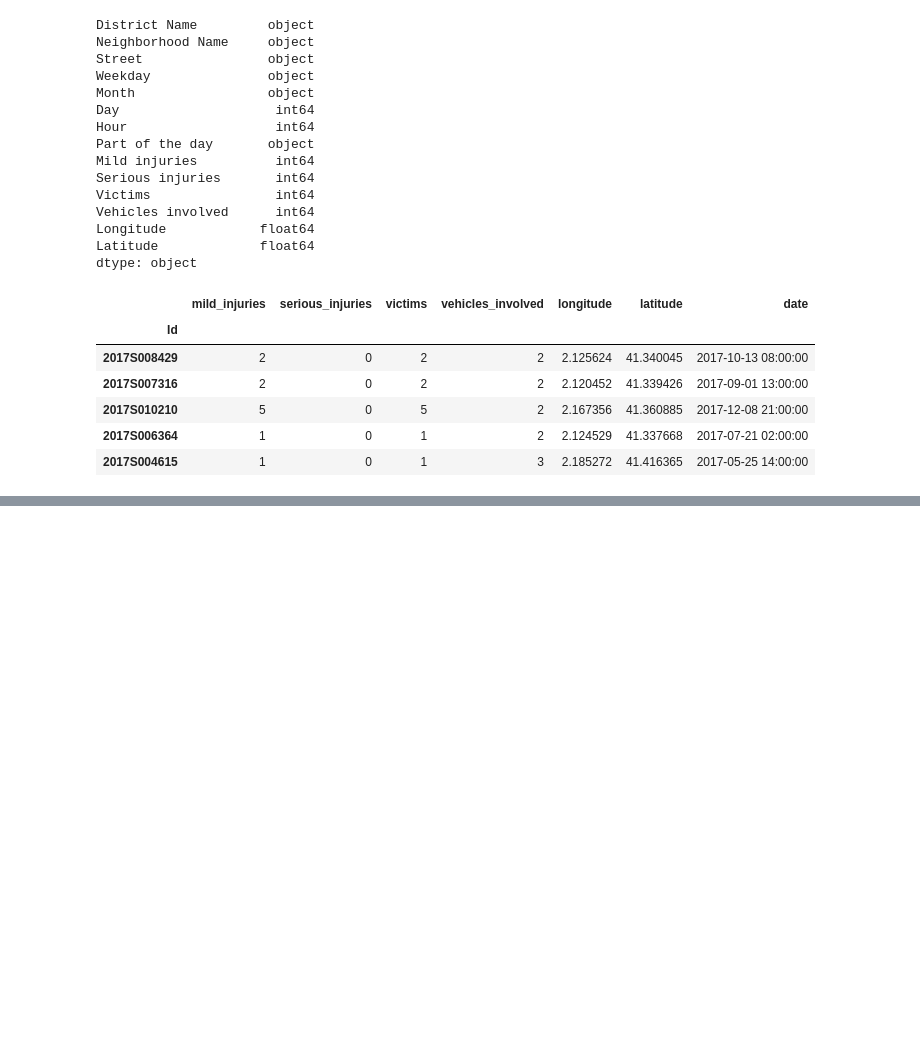
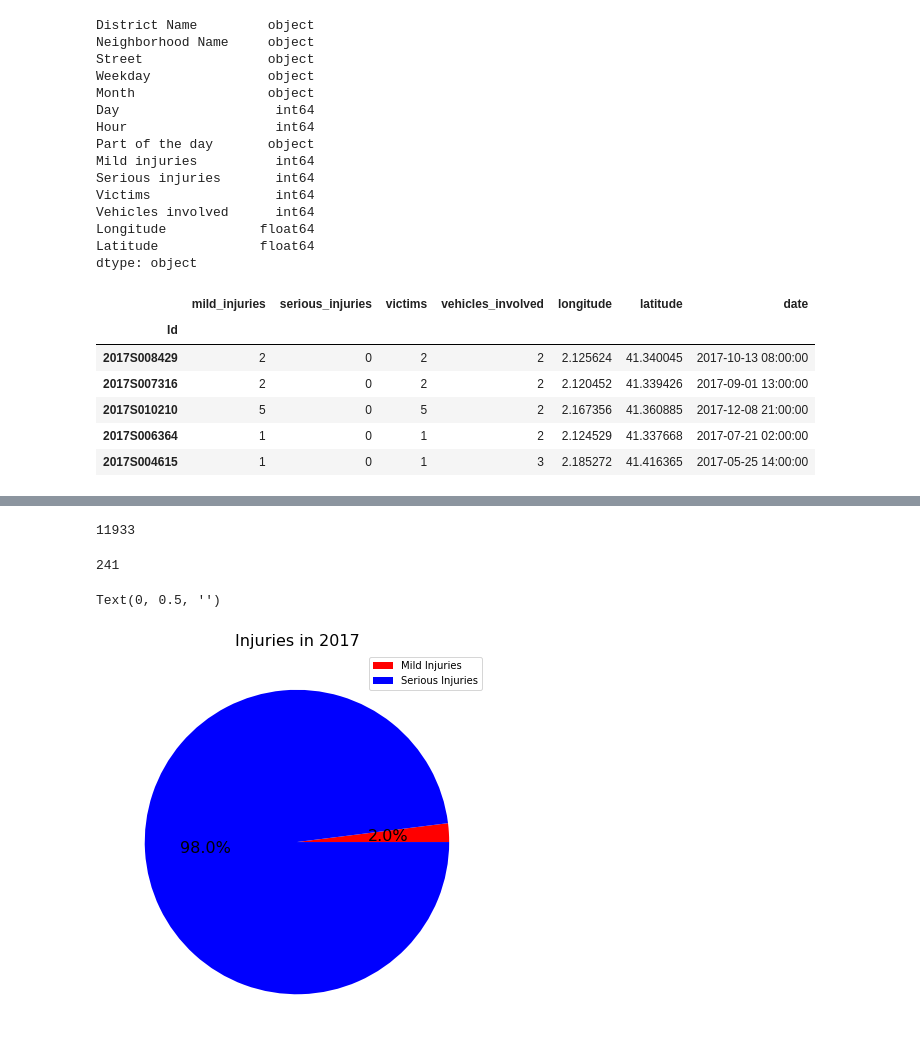
Before and after one commit to IITGuwahati-AI/Learning-Content, a Jupyter notebook: Barcelona_Accidents_2017.ipynb, the cells around one changed output, grey strips where cells are left out. Cells and saved outputs as stored; diff of their text form; code cells hidden in the pictures; blank space fills up the shorter version.

```diff
--- a/Barcelona_Accidents_2017.ipynb
+++ b/Barcelona_Accidents_2017.ipynb
@@ -48,3 +77,21 @@ df.head(5)
+# %%
+df['mild_injuries'].sum()
+# %% [output]
+11933
+# %%
+df['serious_injuries'].sum()
+# %% [output]
+241
+# %%
+df_injury = df[['serious_injuries','mild_injuries']].sum()
+
+df_injury.plot(kind = 'pie', figsize=(15,7), colors = ['red','blue'],labels=None, autopct='%1.1f%%', fontsize=16)
+plt.legend(labels=['Mild Injuries', 'Serious Injuries'])
+plt.title('Injuries in 2017', fontsize=16)
+plt.ylabel('')
+# %% [output]
+Text(0, 0.5, '')
+[figure, added]
 # %%
 import folium
 
```
Also changed, not shown: parts of 2 cells of this notebook.
